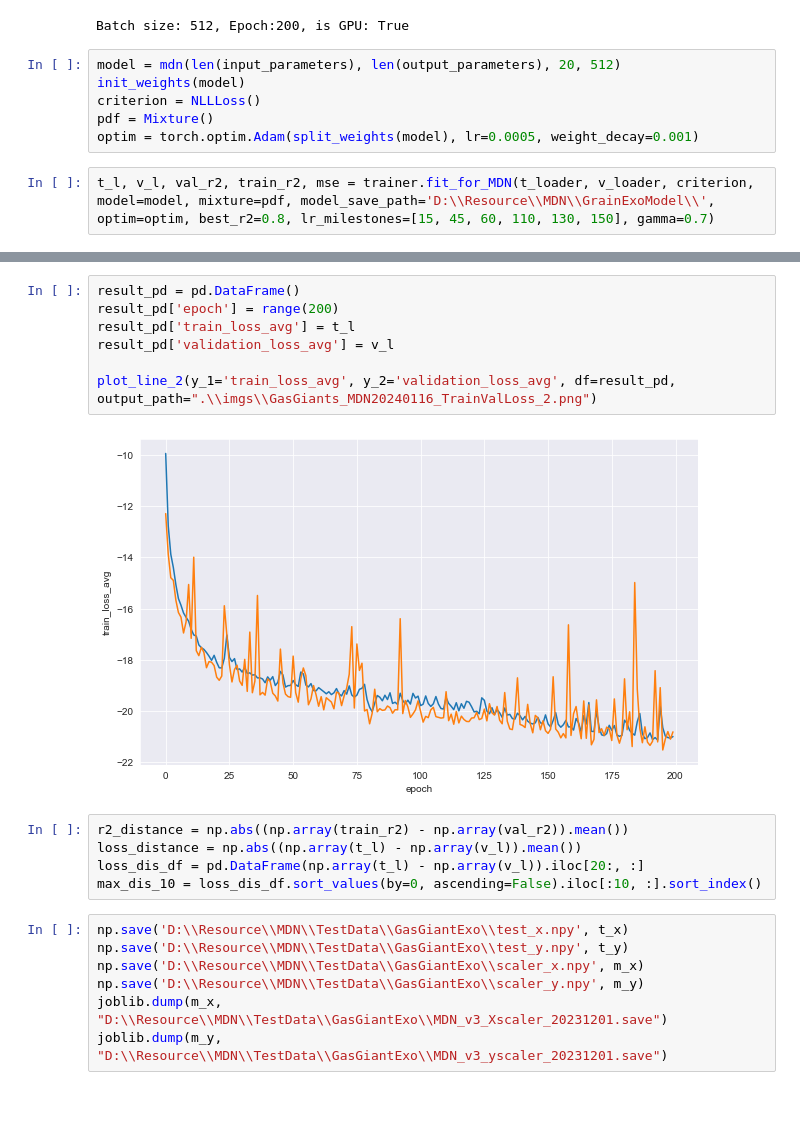
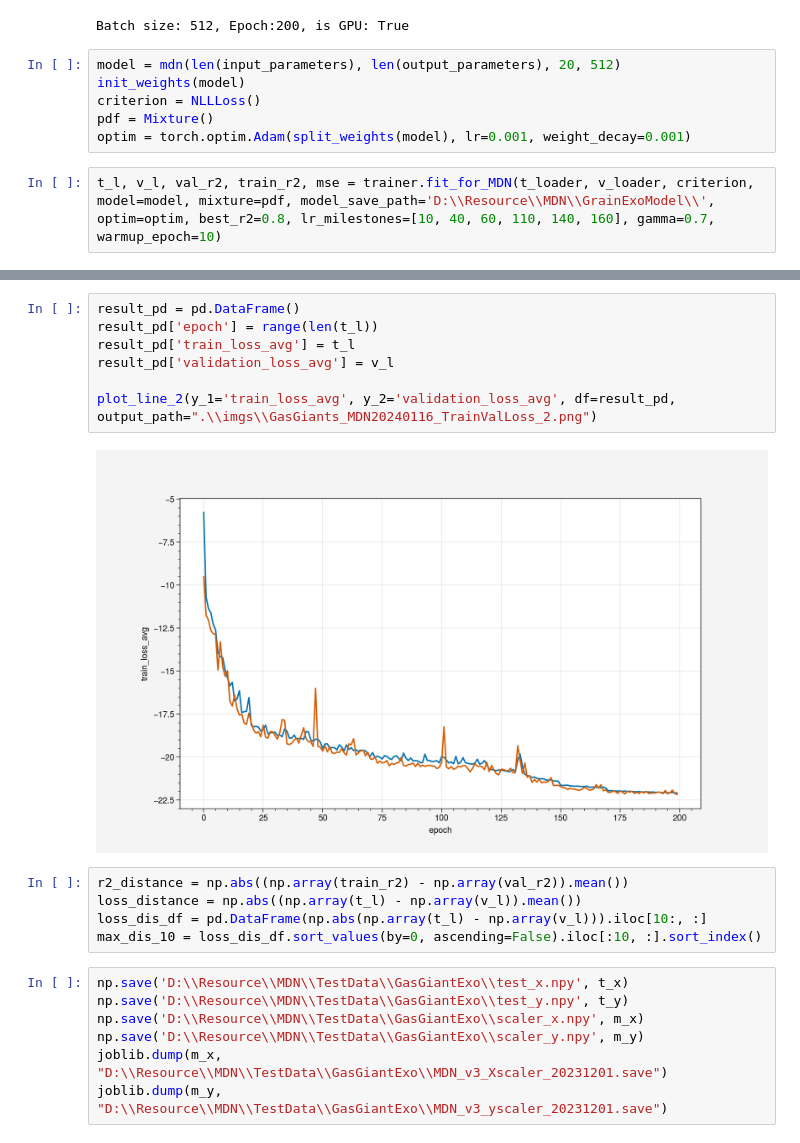
Before and after one commit to ArdenteX/Rockey_Reconstruction, a Jupyter notebook: Rock/GraintExoTrain.ipynb, the cells around one changed output, grey strips where cells are left out. Cells and saved outputs as stored; diff of their text form; blank space fills up the shorter version.

```diff
--- a/Rock/GraintExoTrain.ipynb
+++ b/Rock/GraintExoTrain.ipynb
@@ -42,9 +42,9 @@ model = mdn(len(input_parameters), len(output_parameters), 20, 512)
 init_weights(model)
 criterion = NLLLoss()
 pdf = Mixture()
-optim = torch.optim.Adam(split_weights(model), lr=0.0005, weight_decay=0.001)
+optim = torch.optim.Adam(split_weights(model), lr=0.001, weight_decay=0.001)
 # %%
-t_l, v_l, val_r2, train_r2, mse = trainer.fit_for_MDN(t_loader, v_loader, criterion, model=model, mixture=pdf, model_save_path='D:\\Resource\\MDN\\GrainExoModel\\', optim=optim, best_r2=0.8, lr_milestones=[15, 45, 60, 110, 130, 150], gamma=0.7)
+t_l, v_l, val_r2, train_r2, mse = trainer.fit_for_MDN(t_loader, v_loader, criterion, model=model, mixture=pdf, model_save_path='D:\\Resource\\MDN\\GrainExoModel\\', optim=optim, best_r2=0.8, lr_milestones=[10, 40, 60, 110, 140, 160], gamma=0.7, warmup_epoch=10)
 # %% [output]
 module.root_layer.0.weight : torch.Size([512, 3])
 module.root_layer.0.bias : torch.Size([512])
@@ -88,16 +88,16 @@ plot_line_2(y_1='train_r2_avg', y_2='val_r2_avg', df=result_pd, fig_size=(10, 6)
 # %%
 result_pd = pd.DataFrame()
-result_pd['epoch'] = range(200)
+result_pd['epoch'] = range(len(t_l))
 result_pd['train_loss_avg'] = t_l
 result_pd['validation_loss_avg'] = v_l
 
 plot_line_2(y_1='train_loss_avg', y_2='validation_loss_avg', df=result_pd, output_path=".\\imgs\\GasGiants_MDN20240116_TrainValLoss_2.png")
 # %% [output]
-[figure, old version]
+[figure, new version]
 # %%
 r2_distance = np.abs((np.array(train_r2) - np.array(val_r2)).mean())
 loss_distance = np.abs((np.array(t_l) - np.array(v_l)).mean())
-loss_dis_df = pd.DataFrame(np.array(t_l) - np.array(v_l)).iloc[20:, :]
+loss_dis_df = pd.DataFrame(np.abs(np.array(t_l) - np.array(v_l))).iloc[10:, :]
 max_dis_10 = loss_dis_df.sort_values(by=0, ascending=False).iloc[:10, :].sort_index()
 # %%
 np.save('D:\\Resource\\MDN\\TestData\\GasGiantExo\\test_x.npy', t_x)
```
Also changed, not shown: parts of 3 cells of this notebook, 3 other files.
